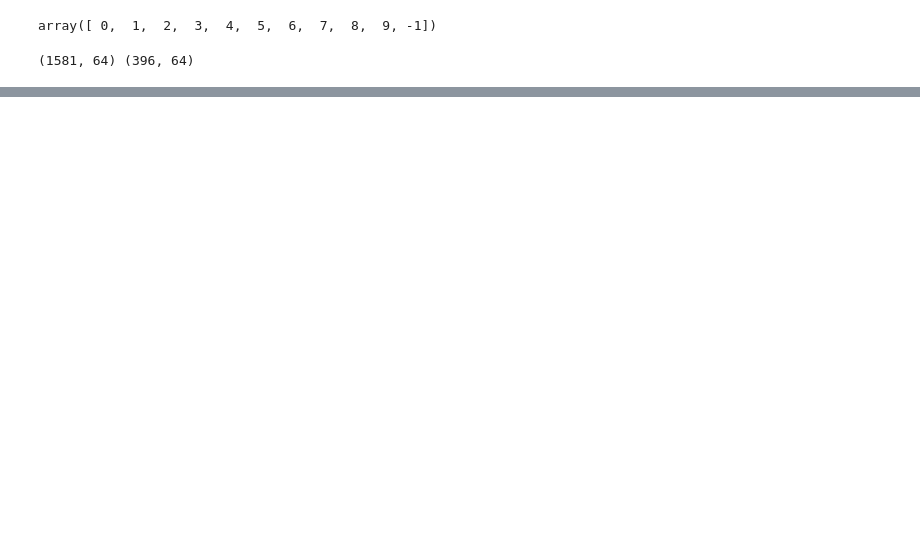
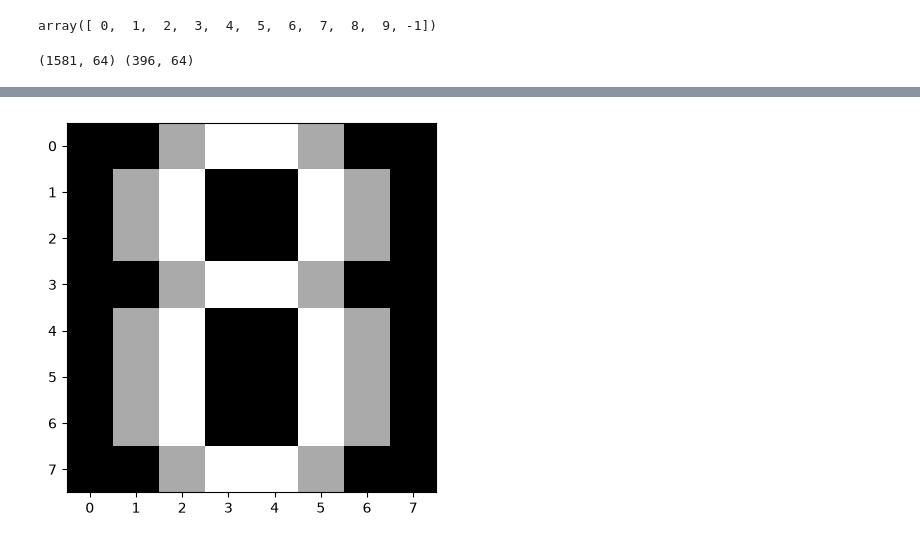
Before and after one commit to aminpy83/Data-Science-excercises, a Jupyter notebook: data-science/Logistic-regression-digits.ipynb, the cells around one changed output, grey strips where cells are left out. Drawn from its saved outputs; the diff is of its cells as text; code cells hidden in the pictures; blank space fills up the shorter version.

```diff
--- a/data-science/Logistic-regression-digits.ipynb
+++ b/data-science/Logistic-regression-digits.ipynb
@@ -157,0 +172,31 @@ print(
+# %%
+sample1 = [
+    0,  0,  0, 16, 16, 16,  0,  0,
+    0,  0,  0,  0,  0, 12,  0,  0,
+    0,  0,  0,  0,  0, 12,  0,  0,
+    0,  0,  0,  0, 12,  0,  0,  0,
+    0,  0,  0,  0, 12,  0,  0,  0,
+    0,  0,  0, 12,  0,  0,  0,  0,
+    0,  0,  0, 12,  0,  0,  0,  0,
+    0,  0,  0,  0,  0,  0,  0,  0
+]
+sample2 = [
+     0,  0,  0, 10,  0,  0,  0,  0,
+     0,  0,  0, 12,  0,  0,  0,  0,
+     0,  0, 10, 12,  0,  0,  0,  0,
+     0, 10,  10, 12,  0,  0,  0,  0,
+    10, 10, 10, 16, 16, 16,  0,  0,
+     0,  0,  0, 12,  0, 16,  0,  0,
+     0,  0,  0, 12,  0, 16,  0,  0,
+     0,  0,  0, 12,  0,  0,  0,  0
+]
+sample3 = [
+     0,  0,  8, 12, 12,  8,  0,  0,
+     0,  8, 12,  0,  0, 12,  8,  0,
+     0,  8, 12,  0,  0, 12,  8,  0,
+     0,  0,  8, 12, 12,  8,  0,  0,
+     0,  8, 12,  0,  0, 12,  8,  0,
+     0,  8, 12,  0,  0, 12,  8,  0,
+     0,  8, 12,  0,  0, 12,  8,  0,
+     0,  0,  8, 12, 12,  8,  0,  0
+]
@@ -157,0 +229,4 @@ print(
+# %%
+plt.imshow(np.array(sample3).reshape(8,8), cmap='gray');
+# %% [output]
+[figure, added]
```
Also changed, not shown: parts of 13 cells of this notebook.
